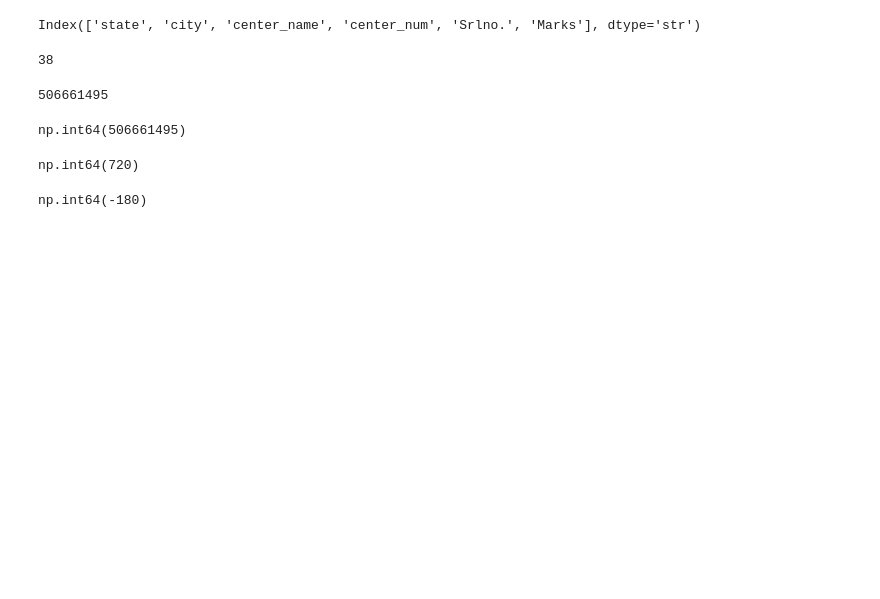
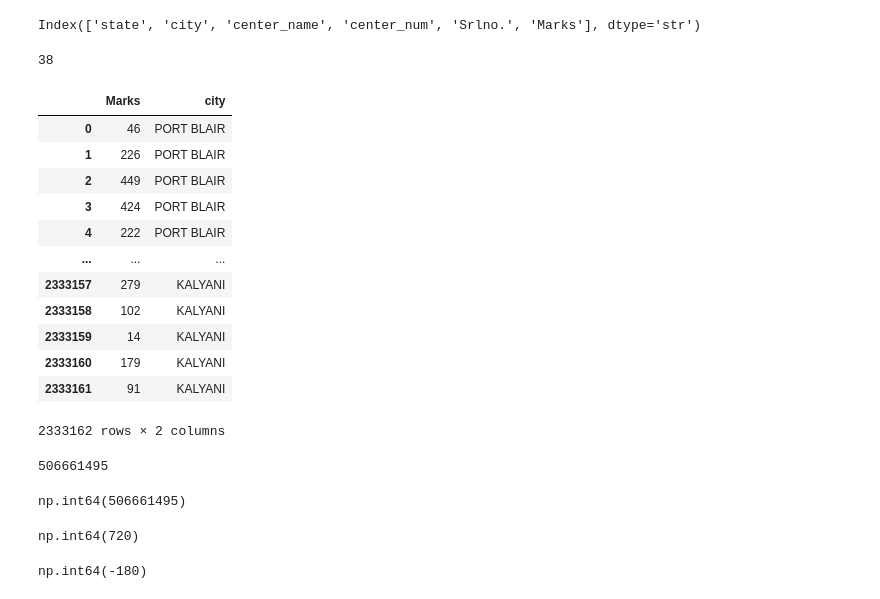
Before and after one commit to paramcgwala-crypto/param_pythonand_ml_turtle_graphic_proper_notation, a Jupyter notebook: basic_Tradition_programing_python/all_neet_marks_2607.ipynb, the cells around one changed output. Cells and saved outputs as stored; diff of their text form; code cells hidden in the pictures; blank space fills up the shorter version.

```diff
--- a/basic_Tradition_programing_python/all_neet_marks_2607.ipynb
+++ b/basic_Tradition_programing_python/all_neet_marks_2607.ipynb
@@ -17,6 +61,22 @@ Index(['state', 'city', 'center_name', 'center_num', 'Srlno.', 'Marks'], dtype='
 df["state"].nunique()
 # %% [output]
 38
+# %%
+df[['Marks','city']]
+# %% [output]
+|  | Marks | city |
+| 0 | 46 | PORT BLAIR |
+| 1 | 226 | PORT BLAIR |
+| 2 | 449 | PORT BLAIR |
+| 3 | 424 | PORT BLAIR |
+| 4 | 222 | PORT BLAIR |
+| ... | ... | ... |
+| 2333157 | 279 | KALYANI |
+| 2333158 | 102 | KALYANI |
+| 2333159 | 14 | KALYANI |
+| 2333160 | 179 | KALYANI |
+| 2333161 | 91 | KALYANI |
+2333162 rows × 2 columns
 # %%
 sum(df['Marks'])
 # %% [output]
```
Also changed, not shown: parts of 4 cells of this notebook.
